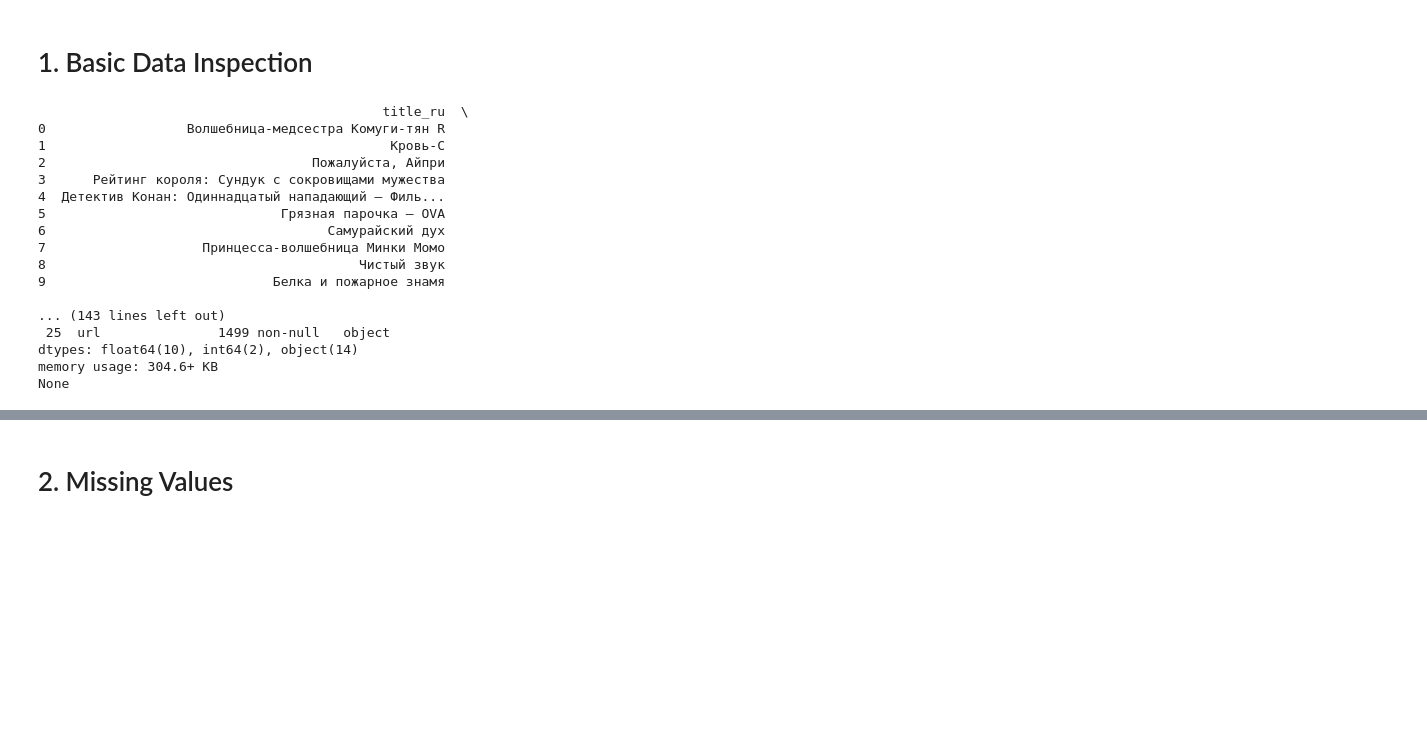
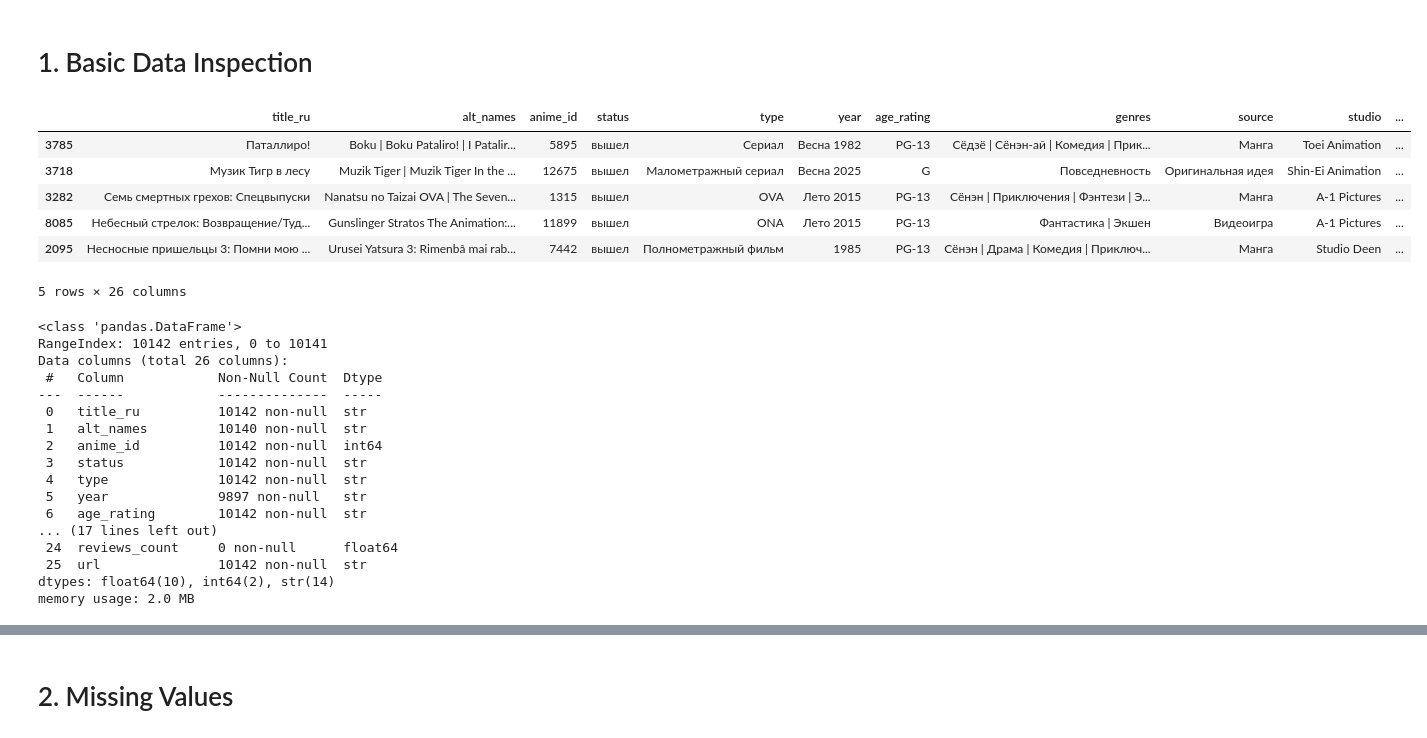
Before and after one commit to nurapura2/anime_final_project, a Jupyter notebook: src/notebooks/data_cleaning.ipynb, the cells around one changed output, grey strips where cells are left out. Saved outputs shown, nothing was run; the diff lists cells and outputs as text; code cells hidden in the pictures; blank space fills up the shorter version.

```diff
--- a/src/notebooks/data_cleaning.ipynb
+++ b/src/notebooks/data_cleaning.ipynb
@@ -5,26 +6,34 @@ import pandas as pd
 # %% [markdown]
 # 1. Basic Data Inspection
-# %%
-df = pd.read_csv('/content/anime_checkpoint_1500.csv')
-print(df.head(10))
-print(df.shape)
-print(df.dtypes)
-print(df.info())
-# %% [output]
-                                            title_ru  \
-0                  Волшебница-медсестра Комуги-тян R
-1                                            Кровь-С
-2                                  Пожалуйста, Айпри
-3      Рейтинг короля: Сундук с сокровищами мужества
-4  Детектив Конан: Одиннадцатый нападающий — Филь...
-5                              Грязная парочка — OVA
-6                                    Самурайский дух
-7                    Принцесса-волшебница Минки Момо
-8                                        Чистый звук
-9                             Белка и пожарное знамя
-
-... (143 lines left out)
- 25  url               1499 non-null   object
-dtypes: float64(10), int64(2), object(14)
-memory usage: 304.6+ KB
-None
+# %%
+df_raw = pd.read_csv('..\\..\\data\\raw\\anime_catalog.csv')
+df = df_raw.copy()
+df.sample(5)
+# %% [output]
+|  | title_ru | alt_names | anime_id | status | type | year | age_rating | genres | source | studio | ... |
+| 3785 | Паталлиро! | Boku | Boku Pataliro! | I Patalir... | 5895 | вышел | Сериал | Весна 1982 | PG-13 | Сёдзё | Сёнэн-ай | Комедия | Прик... | Манга | Toei Animation | ... |
+| 3718 | Музик Тигр в лесу | Muzik Tiger | Muzik Tiger In the ... | 12675 | вышел | Малометражный сериал | Весна 2025 | G | Повседневность | Оригинальная идея | Shin-Ei Animation | ... |
+| 3282 | Семь смертных грехов: Спецвыпуски | Nanatsu no Taizai OVA | The Seven... | 1315 | вышел | OVA | Лето 2015 | PG-13 | Сёнэн | Приключения | Фэнтези | Э... | Манга | A-1 Pictures | ... |
+| 8085 | Небесный стрелок: Возвращение/Туд... | Gunslinger Stratos The Animation:... | 11899 | вышел | ONA | Лето 2015 | PG-13 | Фантастика | Экшен | Видеоигра | A-1 Pictures | ... |
+| 2095 | Несносные пришельцы 3: Помни мою ... | Urusei Yatsura 3: Rimenbâ mai rab... | 7442 | вышел | Полнометражный фильм | 1985 | PG-13 | Сёнэн | Драма | Комедия | Приключ... | Манга | Studio Deen | ... |
+5 rows × 26 columns
+# %%
+df.info()
+# %% [output]
+<class 'pandas.DataFrame'>
+RangeIndex: 10142 entries, 0 to 10141
+Data columns (total 26 columns):
+ #   Column            Non-Null Count  Dtype
+---  ------            --------------  -----
+ 0   title_ru          10142 non-null  str
+ 1   alt_names         10140 non-null  str
+ 2   anime_id          10142 non-null  int64
+ 3   status            10142 non-null  str
+ 4   type              10142 non-null  str
+ 5   year              9897 non-null   str
+ 6   age_rating        10142 non-null  str
+... (17 lines left out)
+ 24  reviews_count     0 non-null      float64
+ 25  url               10142 non-null  str
+dtypes: float64(10), int64(2), str(14)
+memory usage: 2.0 MB
```
Also changed, not shown: parts of 22 cells of this notebook, 2 other files.
